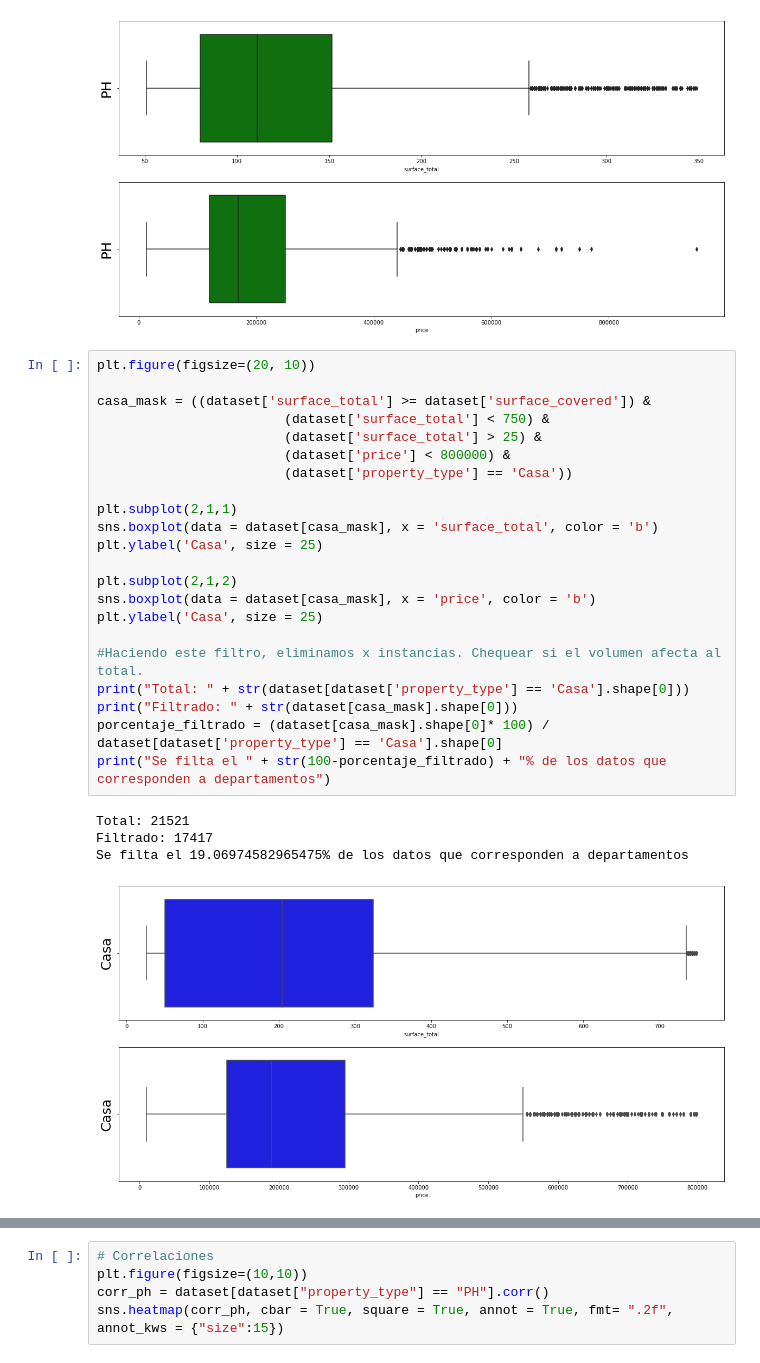
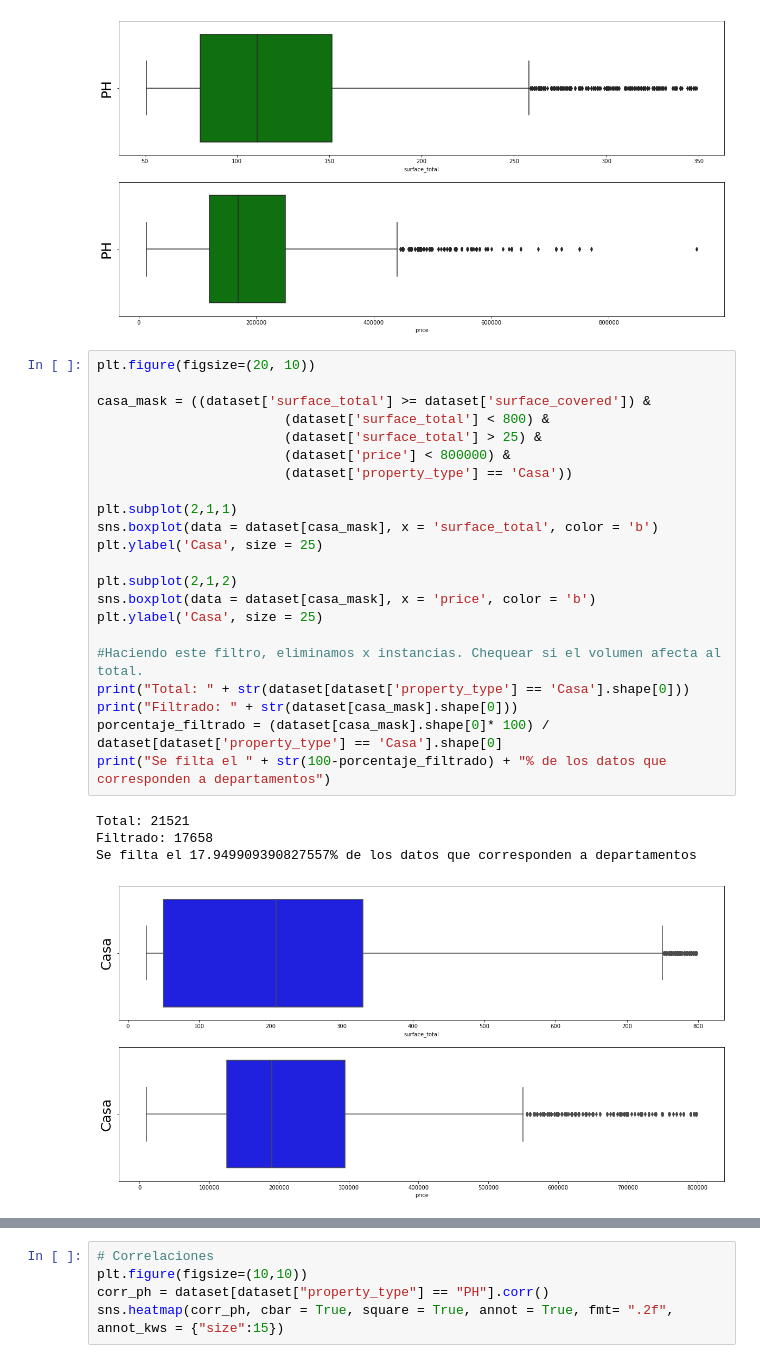
Before and after one commit to franpossetto/Acamica-DataScience-Sprint01, a Jupyter notebook: DS_Proyecto_01.ipynb, the cells around one changed output, grey strips where cells are left out. Saved outputs shown, nothing was run; the diff lists cells and outputs as text.

```diff
--- a/DS_Proyecto_01.ipynb
+++ b/DS_Proyecto_01.ipynb
@@ -269,30 +359,30 @@ Se filta el 11.660734584350479% de los datos que corresponden a departamentos
 # %%
 plt.figure(figsize=(20, 10))
 
 casa_mask = ((dataset['surface_total'] >= dataset['surface_covered']) &
-                        (dataset['surface_total'] < 750) &
+                        (dataset['surface_total'] < 800) &
                         (dataset['surface_total'] > 25) &
                         (dataset['price'] < 800000) &
                         (dataset['property_type'] == 'Casa'))
 
 plt.subplot(2,1,1)
 sns.boxplot(data = dataset[casa_mask], x = 'surface_total', color = 'b')
 plt.ylabel('Casa', size = 25)
 
 plt.subplot(2,1,2)
 sns.boxplot(data = dataset[casa_mask], x = 'price', color = 'b')
 plt.ylabel('Casa', size = 25)
 
 #Haciendo este filtro, eliminamos x instancias. Chequear si el volumen afecta al total.
 print("Total: " + str(dataset[dataset['property_type'] == 'Casa'].shape[0]))
 print("Filtrado: " + str(dataset[casa_mask].shape[0]))
 porcentaje_filtrado = (dataset[casa_mask].shape[0]* 100) / dataset[dataset['property_type'] == 'Casa'].shape[0]
 print("Se filta el " + str(100-porcentaje_filtrado) + "% de los datos que corresponden a departamentos")
 # %% [output]
 Total: 21521
-Filtrado: 17417
-Se filta el 19.06974582965475% de los datos que corresponden a departamentos
+Filtrado: 17658
+Se filta el 17.949909390827557% de los datos que corresponden a departamentos
-[figure, old version]
+[figure, new version]
 # %%
 # Correlaciones
 plt.figure(figsize=(10,10))
```
Also changed, not shown: parts of 33 cells of this notebook, 1 other file.
